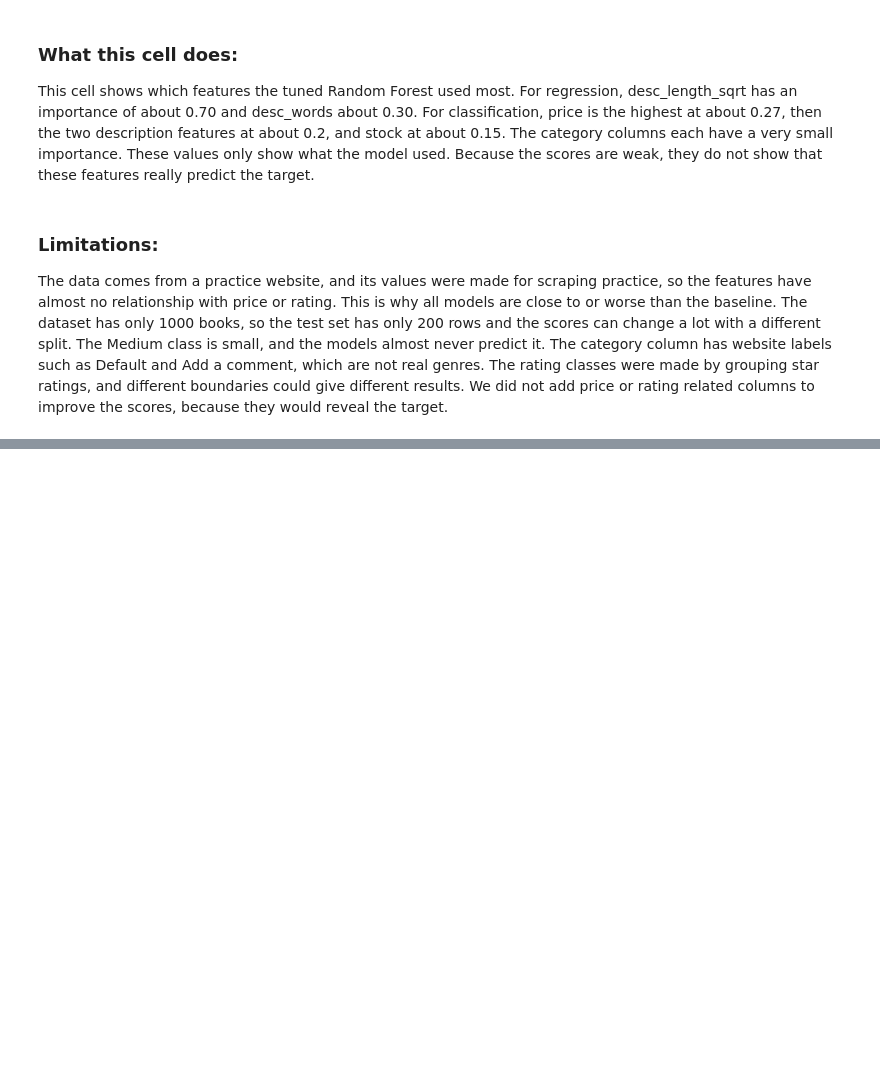
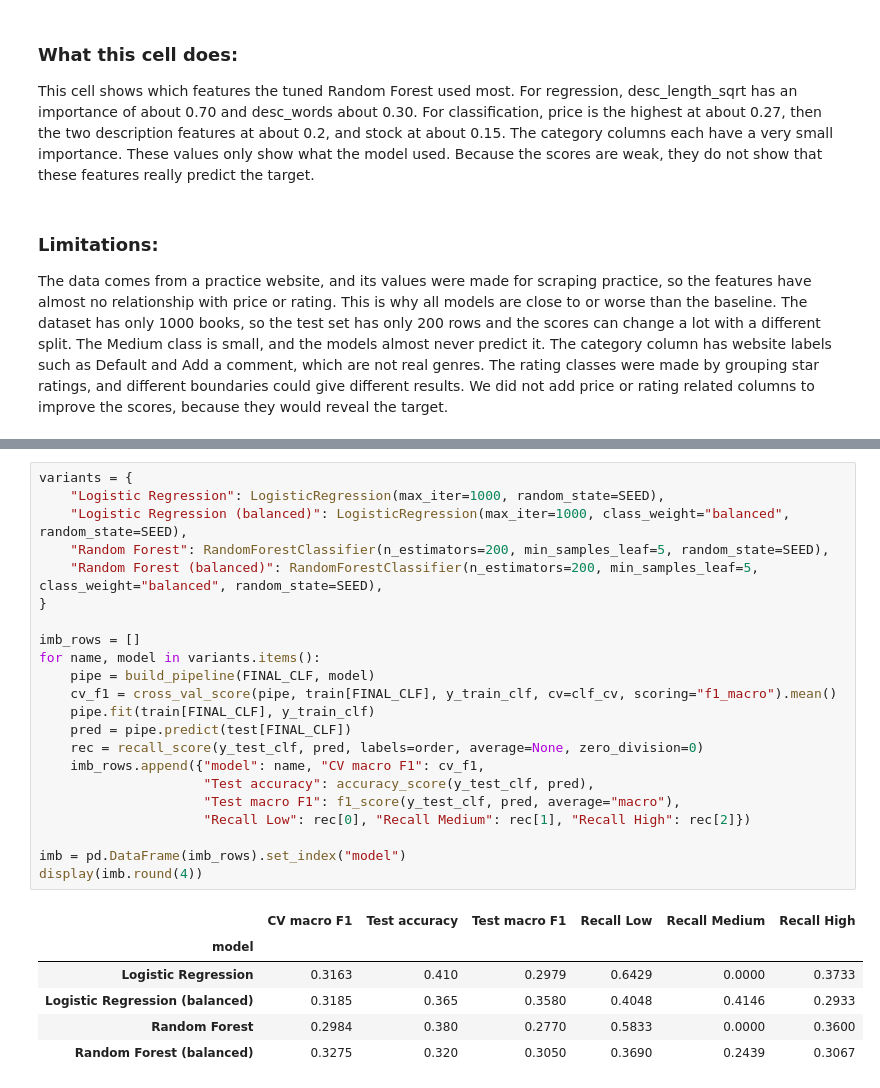
Before and after one commit to l253042/E-commerce, a Jupyter notebook: notebooks/E-commerce.ipynb, the cells around one changed output, grey strips where cells are left out. Cells and saved outputs as stored; diff of their text form; blank space fills up the shorter version.

```diff
--- a/notebooks/E-commerce.ipynb
+++ b/notebooks/E-commerce.ipynb
@@ -1981,0 +2074,29 @@ The data comes from a practice website, and its values were made for scraping pr
+# %%
+variants = {
+    "Logistic Regression": LogisticRegression(max_iter=1000, random_state=SEED),
+    "Logistic Regression (balanced)": LogisticRegression(max_iter=1000, class_weight="balanced", random_state=SEED),
+    "Random Forest": RandomForestClassifier(n_estimators=200, min_samples_leaf=5, random_state=SEED),
+    "Random Forest (balanced)": RandomForestClassifier(n_estimators=200, min_samples_leaf=5, class_weight="balanced", random_state=SEED),
+}
+
+imb_rows = []
+for name, model in variants.items():
+    pipe = build_pipeline(FINAL_CLF, model)
+    cv_f1 = cross_val_score(pipe, train[FINAL_CLF], y_train_clf, cv=clf_cv, scoring="f1_macro").mean()
+    pipe.fit(train[FINAL_CLF], y_train_clf)
+    pred = pipe.predict(test[FINAL_CLF])
+    rec = recall_score(y_test_clf, pred, labels=order, average=None, zero_division=0)
+    imb_rows.append({"model": name, "CV macro F1": cv_f1,
+                     "Test accuracy": accuracy_score(y_test_clf, pred),
+                     "Test macro F1": f1_score(y_test_clf, pred, average="macro"),
+                     "Recall Low": rec[0], "Recall Medium": rec[1], "Recall High": rec[2]})
+
+imb = pd.DataFrame(imb_rows).set_index("model")
+display(imb.round(4))
+# %% [output]
+|  | CV macro F1 | Test accuracy | Test macro F1 | Recall Low | Recall Medium | Recall High |
+| model |  |  |  |  |  |  |
+| Logistic Regression | 0.3163 | 0.410 | 0.2979 | 0.6429 | 0.0000 | 0.3733 |
+| Logistic Regression (balanced) | 0.3185 | 0.365 | 0.3580 | 0.4048 | 0.4146 | 0.2933 |
+| Random Forest | 0.2984 | 0.380 | 0.2770 | 0.5833 | 0.0000 | 0.3600 |
+| Random Forest (balanced) | 0.3275 | 0.320 | 0.3050 | 0.3690 | 0.2439 | 0.3067 |
```
Also changed, not shown: parts of 12 cells of this notebook, 1 other file.
